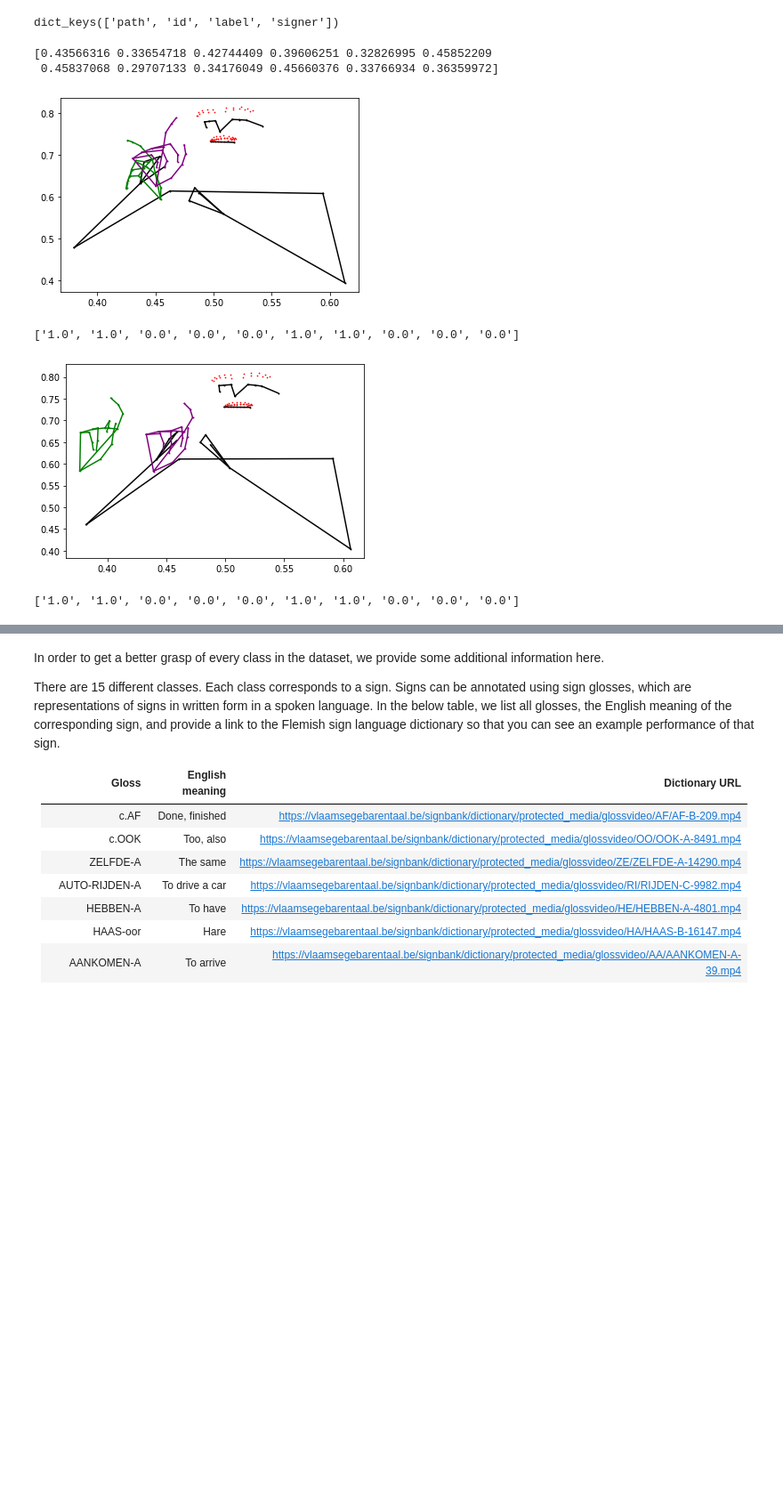
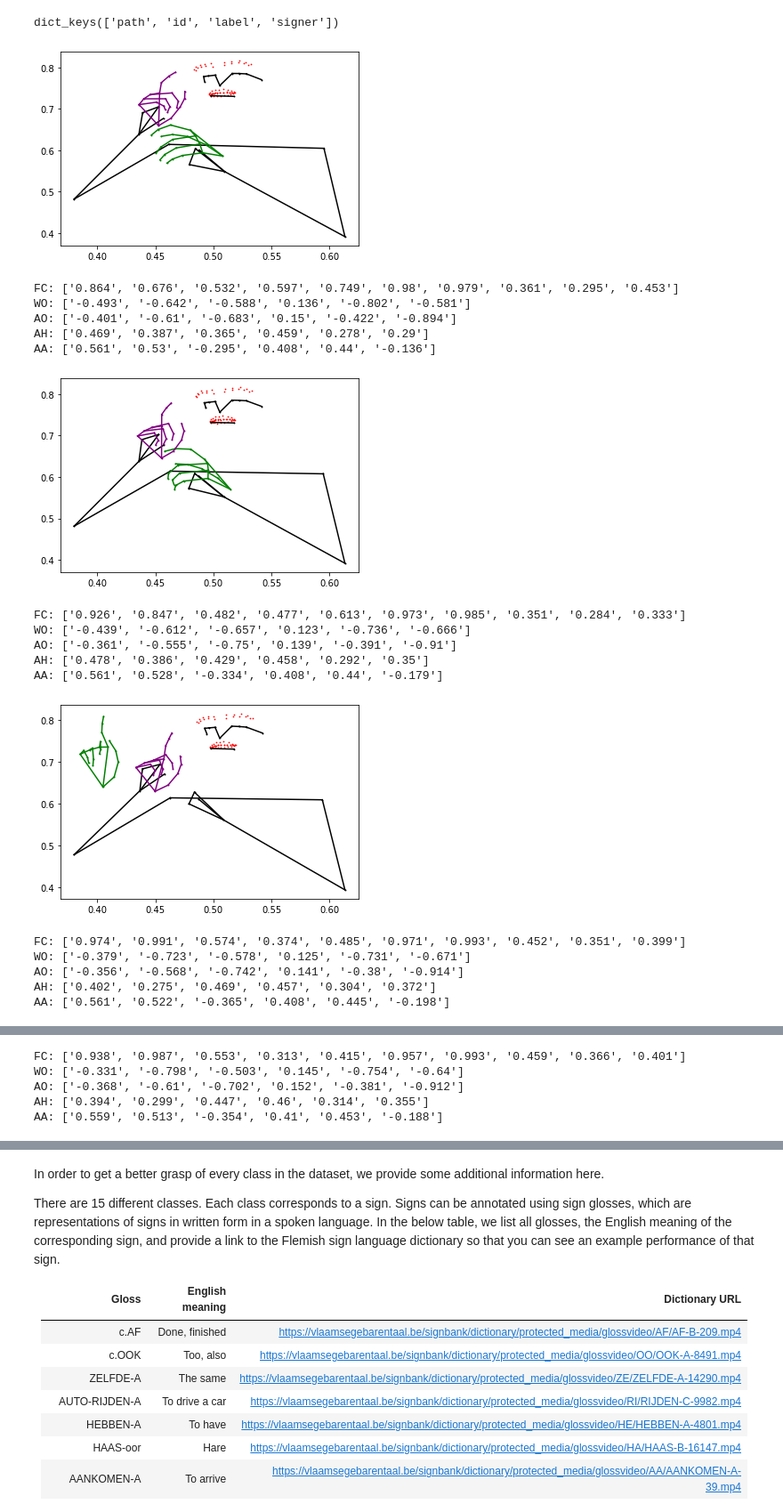
Before and after one commit to Joris104/MachineLearning, a Jupyter notebook: test_feature_preprocessing/extended_fingers_test.ipynb, the cells around one changed output, grey strips where cells are left out. Shown at 89% size. Cells and saved outputs as stored; diff of their text form; code cells hidden in the pictures; blank space fills up the shorter version.

Commit message:
Extract features from hand

```diff
--- a/test_feature_preprocessing/extended_fingers_test.ipynb
+++ b/test_feature_preprocessing/extended_fingers_test.ipynb
@@ -39,51 +39,53 @@ dict_keys(['path', 'id', 'label', 'signer'])
 # %%
 SAMPLE_INDEX = 4
 sample = train_samples[SAMPLE_INDEX]
 pose_sequence = utils_for_students.load_sample_stage2(os.path.join('../data/stage2/train/', sample['path']))
 
 from utils_feature_preprocessing.transform_frames import transform_to_k_frames
-from utils_feature_preprocessing.correct_zero_values import correct_zeros
+from utils_feature_preprocessing.correct_zeros_interpolation import correct_zeros_interpolation
 from utils_feature_preprocessing.enlarge_hands import enlarge_hands
-from utils_feature_preprocessing.features_from_hand import extract_finger_distances, extract_average_hands
+from utils_feature_preprocessing.features_from_hand import (
+    extract_finger_curviness,
+    extract_arm_orientations, extract_wrist_orientations,
+    extract_average_hands, extract_average_arms
+)
 
-pose_sequence = correct_zeros(pose_sequence)
+pose_sequence = correct_zeros_interpolation(pose_sequence)
 pose_sequence = transform_to_k_frames(pose_sequence, k=2)
-pose_sequence = enlarge_hands(pose_sequence, scale_factor=1.2)
+#pose_sequence = enlarge_hands(pose_sequence, scale_factor=1.2)
 
-finger_distances = extract_finger_distances(pose_sequence)
-hand_averages = extract_average_hands(pose_sequence)
-print(hand_averages)
+finger_curviness = extract_finger_curviness(pose_sequence)
+wrist_orientations = extract_wrist_orientations(pose_sequence)
+arm_orientations = extract_arm_orientations(pose_sequence)
+average_hands = extract_average_hands(pose_sequence)
+average_arms = extract_average_arms(pose_sequence)
+
 
 
 for FRAME_INDEX in range(pose_sequence.shape[0]):
     utils_for_students.visualize_pose(pose_sequence[FRAME_INDEX], plt)
     plt.show()
-    print(list(map(lambda x: str(round(x,3)), finger_distances[FRAME_INDEX*10:(FRAME_INDEX+1)*10])))
-
-# FRAME_INDEX = 0
-# utils_for_students.visualize_pose(pose_sequence[FRAME_INDEX], plt)
-# plt.show()
-
-# for point_index in range(104,125):
-
-#     current_point = list(pose_sequence[FRAME_INDEX][point_index])
-#     pose_sequence[FRAME_INDEX][point_index] = [0.35,0.6,0]
-#     utils_for_students.visualize_pose(pose_sequence[FRAME_INDEX], plt)
-#     plt.show()
-#     pose_sequence[FRAME_INDEX][point_index] = current_point
-
-# HAND_INDICES = {
-#     "WRIST":list(range(0,1)),
-#     "THUMB":list(range(1,5)),
-#     "INDEX":list(range(5,9)),
-#     "MIDDLE":list(range(9,13)),
-#     "RING":list(range(13,17)),
-#     "PINKY":list(range(17,21)),
-# }
+    print("FC:",list(map(lambda x: str(round(x,3)), finger_curviness[FRAME_INDEX])))
+    print("WO:",list(map(lambda x: str(round(x,3)), wrist_orientations[FRAME_INDEX])))
+    print("AO:",list(map(lambda x: str(round(x,3)), arm_orientations[FRAME_INDEX])))
+    print("AH:",list(map(lambda x: str(round(x,3)), average_hands[FRAME_INDEX])))
+    print("AA:",list(map(lambda x: str(round(x,3)), average_arms[FRAME_INDEX])))
 # %% [output]
+[figure, new version]
-[0.43566316 0.33654718 0.42744409 0.39606251 0.32826995 0.45852209
- 0.45837068 0.29707133 0.34176049 0.45660376 0.33766934 0.36359972]
+FC: ['0.864', '0.676', '0.532', '0.597', '0.749', '0.98', '0.979', '0.361', '0.295', '0.453']
+WO: ['-0.493', '-0.642', '-0.588', '0.136', '-0.802', '-0.581']
+AO: ['-0.401', '-0.61', '-0.683', '0.15', '-0.422', '-0.894']
+AH: ['0.469', '0.387', '0.365', '0.459', '0.278', '0.29']
+AA: ['0.561', '0.53', '-0.295', '0.408', '0.44', '-0.136']
-[figure, old version]
+[figure, new version]
-['1.0', '1.0', '0.0', '0.0', '0.0', '1.0', '1.0', '0.0', '0.0', '0.0']
+FC: ['0.926', '0.847', '0.482', '0.477', '0.613', '0.973', '0.985', '0.351', '0.284', '0.333']
+WO: ['-0.439', '-0.612', '-0.657', '0.123', '-0.736', '-0.666']
+AO: ['-0.361', '-0.555', '-0.75', '0.139', '-0.391', '-0.91']
+AH: ['0.478', '0.386', '0.429', '0.458', '0.292', '0.35']
+AA: ['0.561', '0.528', '-0.334', '0.408', '0.44', '-0.179']
-[figure, old version]
+[figure, added]
-['1.0', '1.0', '0.0', '0.0', '0.0', '1.0', '1.0', '0.0', '0.0', '0.0']
+FC: ['0.974', '0.991', '0.574', '0.374', '0.485', '0.971', '0.993', '0.452', '0.351', '0.399']
+WO: ['-0.379', '-0.723', '-0.578', '0.125', '-0.731', '-0.671']
+AO: ['-0.356', '-0.568', '-0.742', '0.141', '-0.38', '-0.914']
+AH: ['0.402', '0.275', '0.469', '0.457', '0.304', '0.372']
+AA: ['0.561', '0.522', '-0.365', '0.408', '0.445', '-0.198']
@@ -89,0 +93,5 @@ for FRAME_INDEX in range(pose_sequence.shape[0]):
+FC: ['0.938', '0.987', '0.553', '0.313', '0.415', '0.957', '0.993', '0.459', '0.366', '0.401']
+WO: ['-0.331', '-0.798', '-0.503', '0.145', '-0.754', '-0.64']
+AO: ['-0.368', '-0.61', '-0.702', '0.152', '-0.381', '-0.912']
+AH: ['0.394', '0.299', '0.447', '0.46', '0.314', '0.355']
+AA: ['0.559', '0.513', '-0.354', '0.41', '0.453', '-0.188']
```
Also changed, not shown: parts of 2 cells of this notebook, 3 other files.
